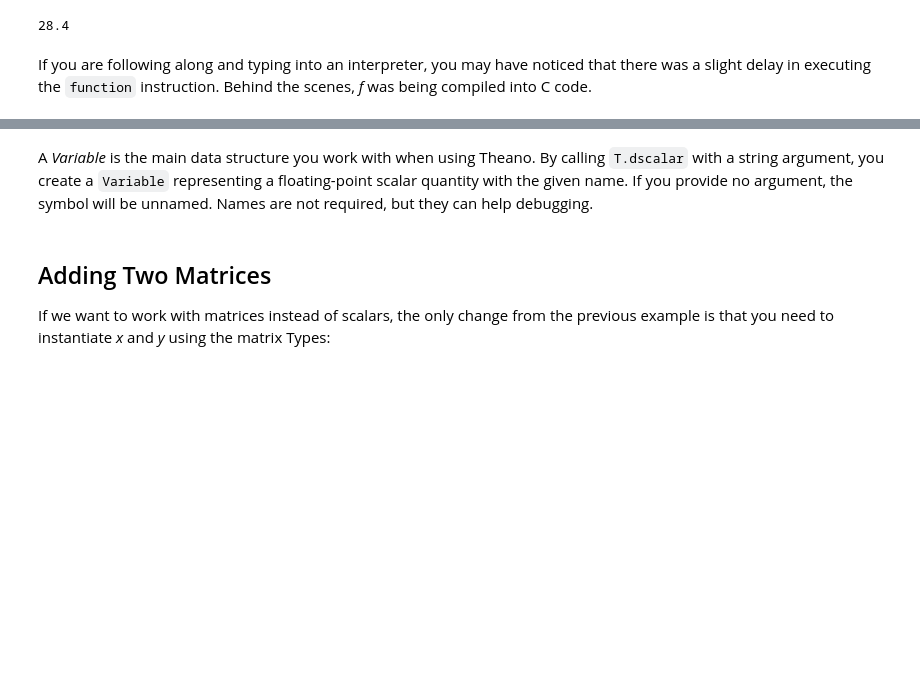
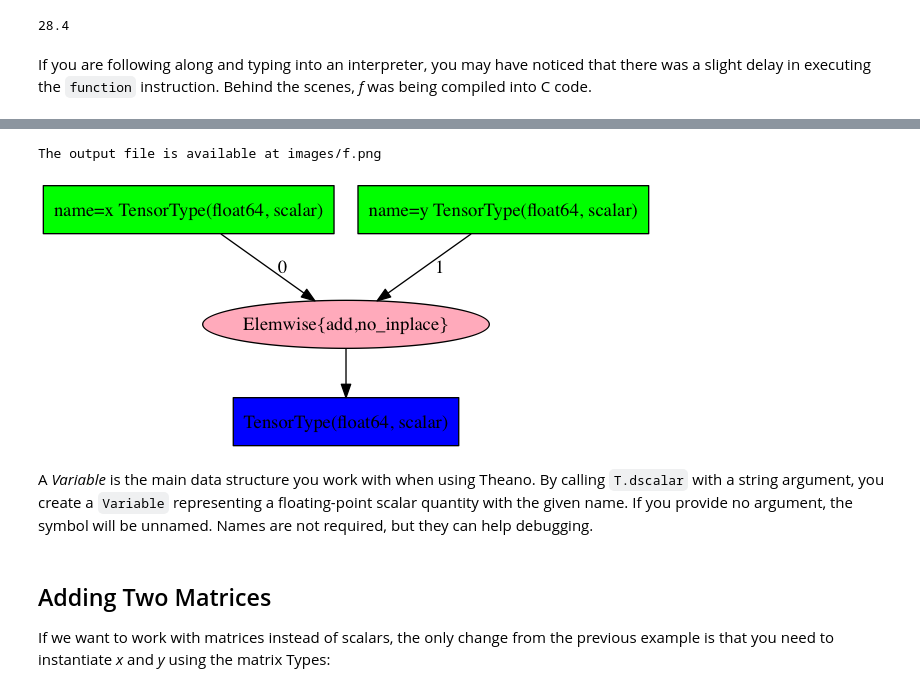
Before and after one commit to fonnesbeck/PyMC3_Oslo, a Jupyter notebook: notebooks/2. Hamiltonian Monte Carlo and Theano.ipynb, the cells around one changed output, grey strips where cells are left out. Cells and saved outputs as stored; diff of their text form; code cells hidden in the pictures; blank space fills up the shorter version.

```diff
--- a/notebooks/2. Hamiltonian Monte Carlo and Theano.ipynb
+++ b/notebooks/2. Hamiltonian Monte Carlo and Theano.ipynb
@@ -118,3 +199,14 @@ Here is the expression graph corresponding to the addition of `x` and `y`:
+# %%
+from theano import printing
+
+printing.pydotprint(f, 'images/f.png')
+# %% [output]
+The output file is available at images/f.png
+# %%
+from IPython.display import Image
+Image('images/f.png', width='80%')
+# %% [output]
+[figure, added]
 # %% [markdown]
 A *Variable* is the main data structure you work with when
 using Theano. By calling `T.dscalar` with a string argument, you create a
```
Also changed, not shown: parts of 27 cells of this notebook, 5 other files.
